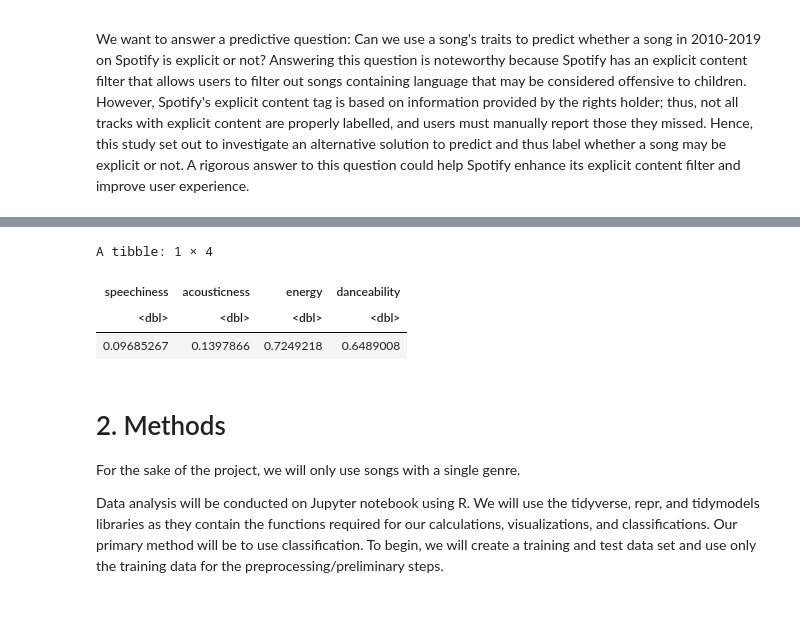
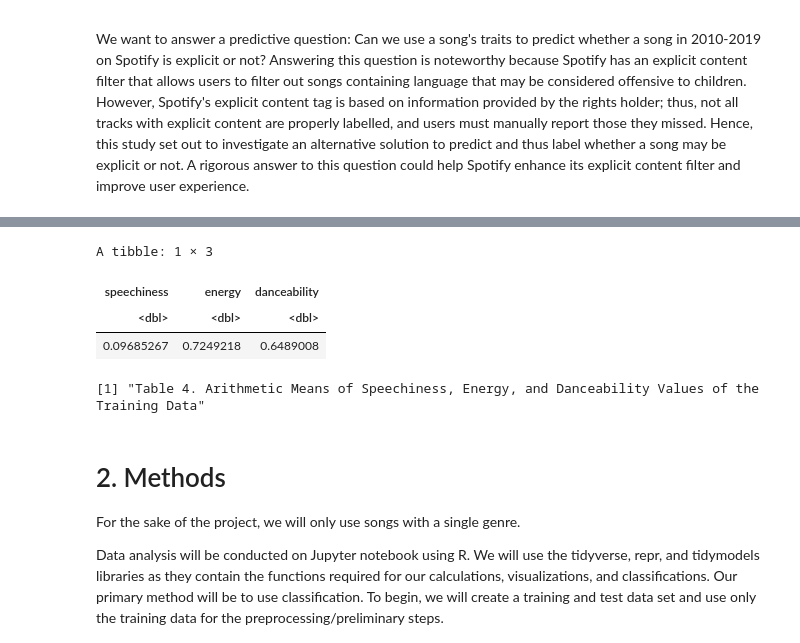
Before and after one commit to SugarLucas/dsci_100_project, a Jupyter notebook: Top_hits.ipynb, the cells around one changed output, grey strips where cells are left out. Drawn from its saved outputs; the diff is of its cells as text; code cells hidden in the pictures; blank space fills up the shorter version.

```diff
--- a/Top_hits.ipynb
+++ b/Top_hits.ipynb
@@ -163,13 +134,17 @@ A grouped_df: 15 × 3
 # %%
 mean_table_training <- song_train %>%
-    select(speechiness, acousticness, energy, danceability) %>%
+    select(speechiness, energy, danceability) %>%
     map_df(mean)
+
+
 mean_table_training
+paste('Table 4. Arithmetic Means of Speechiness, Energy, and Danceability Values of the Training Data')
 # %% [output]
-A tibble: 1 × 4
+A tibble: 1 × 3
-| speechiness | acousticness | energy | danceability |
-| <dbl> | <dbl> | <dbl> | <dbl> |
-| 0.09685267 | 0.1397866 | 0.7249218 | 0.6489008 |
+| speechiness | energy | danceability |
+| <dbl> | <dbl> | <dbl> |
+| 0.09685267 | 0.7249218 | 0.6489008 |
+[1] "Table 4. Arithmetic Means of Speechiness, Energy, and Danceability Values of the Training Data"
 # %% [markdown]
 # 2. Methods
 
```
Also changed, not shown: parts of 26 cells of this notebook.
